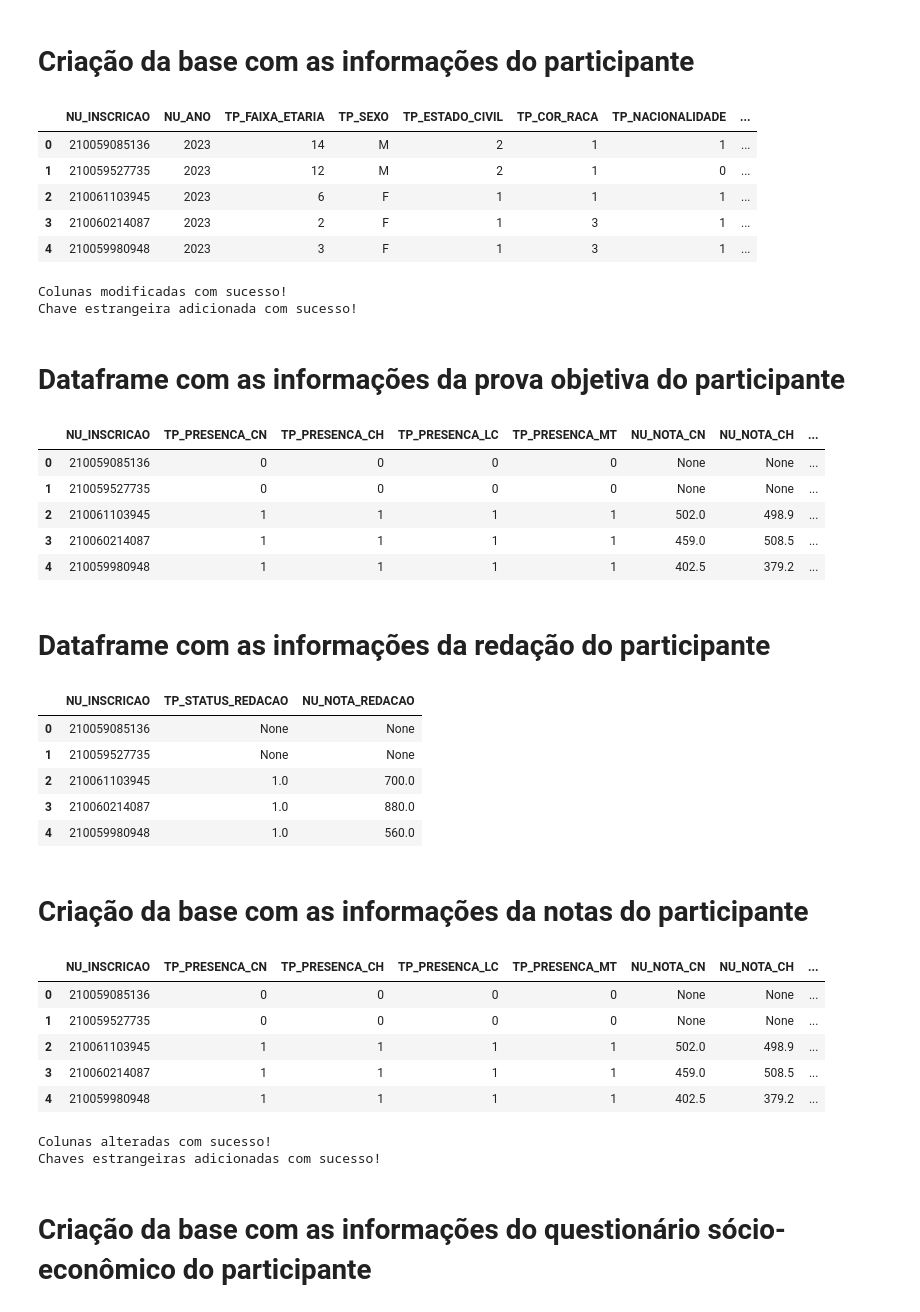
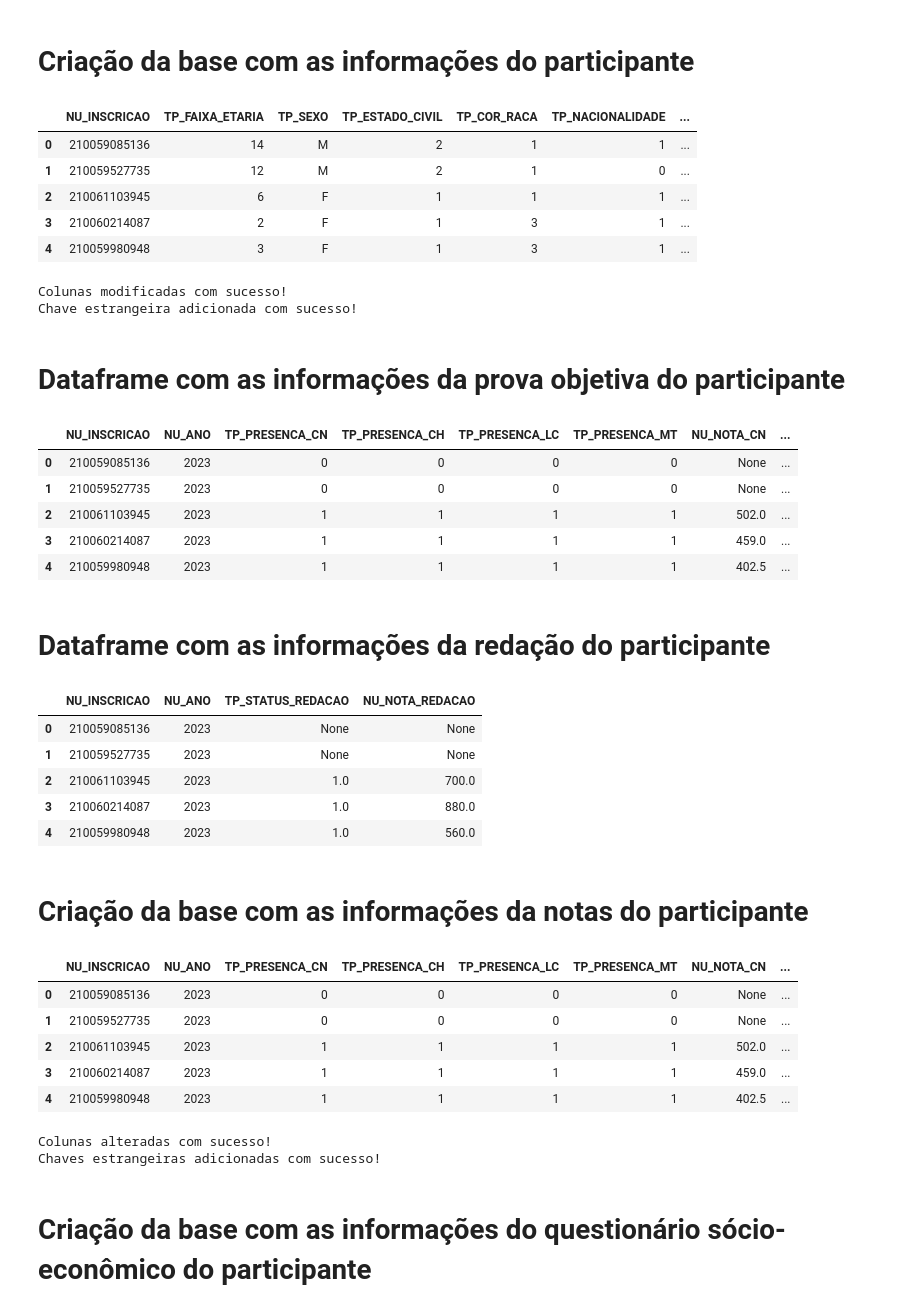
Before and after one commit to enzosakamoto/ecm401-business-intelligence, a Jupyter notebook: src/2 - Importar microdados.ipynb, the cells around one changed output. Cells and saved outputs as stored; diff of their text form; code cells hidden in the pictures.

Commit message:
feat: adiciona tempo em notas e questionário

```diff
--- a/src/2 - Importar microdados.ipynb
+++ b/src/2 - Importar microdados.ipynb
@@ -91,7 +91,6 @@ display(df.head())
 df_dados_participante = df[
     [
         "NU_INSCRICAO",
-        "NU_ANO",
         "TP_FAIXA_ETARIA",
         "TP_SEXO",
         "TP_ESTADO_CIVIL",
@@ -133,40 +132,40 @@ with engine.connect() as connection:
         text(
             """
             ALTER TABLE PARTICIPANTES
             MODIFY COLUMN TP_ENSINO BIGINT
             """
         )
     )
 
     connection.execute(
         text(
             """
             ALTER TABLE PARTICIPANTES
             ENGINE = InnoDB
             """
         )
     )
 
     print("Colunas modificadas com sucesso!")
 
-    for coluna in df_dados_participante.columns[2:]:
+    for coluna in df_dados_participante.columns[1:]:
         connection.execute(
             text(
                 f"""
                 ALTER TABLE PARTICIPANTES
                 ADD CONSTRAINT FK_PARTICIPANTES_{coluna}
                 FOREIGN KEY ({coluna}) REFERENCES {coluna[3:]}({coluna}) ON DELETE CASCADE
                 """
             )
         )
     print("Chave estrangeira adicionada com sucesso!")
 # %% [output]
-|  | NU_INSCRICAO | NU_ANO | TP_FAIXA_ETARIA | TP_SEXO | TP_ESTADO_CIVIL | TP_COR_RACA | TP_NACIONALIDADE | ... |
-| 0 | 210059085136 | 2023 | 14 | M | 2 | 1 | 1 | ... |
-| 1 | 210059527735 | 2023 | 12 | M | 2 | 1 | 0 | ... |
-| 2 | 210061103945 | 2023 | 6 | F | 1 | 1 | 1 | ... |
-| 3 | 210060214087 | 2023 | 2 | F | 1 | 3 | 1 | ... |
-| 4 | 210059980948 | 2023 | 3 | F | 1 | 3 | 1 | ... |
+|  | NU_INSCRICAO | TP_FAIXA_ETARIA | TP_SEXO | TP_ESTADO_CIVIL | TP_COR_RACA | TP_NACIONALIDADE | ... |
+| 0 | 210059085136 | 14 | M | 2 | 1 | 1 | ... |
+| 1 | 210059527735 | 12 | M | 2 | 1 | 0 | ... |
+| 2 | 210061103945 | 6 | F | 1 | 1 | 1 | ... |
+| 3 | 210060214087 | 2 | F | 1 | 3 | 1 | ... |
+| 4 | 210059980948 | 3 | F | 1 | 3 | 1 | ... |
 Colunas modificadas com sucesso!
 Chave estrangeira adicionada com sucesso!
 # %% [markdown]
@@ -175,6 +174,7 @@ Chave estrangeira adicionada com sucesso!
 df_dados_prova_objetiva = df[
     [
         "NU_INSCRICAO",
+        "NU_ANO",
         "TP_PRESENCA_CN",
         "TP_PRESENCA_CH",
         "TP_PRESENCA_LC",
@@ -189,18 +189,19 @@ df_dados_prova_objetiva = df[
 
 display(df_dados_prova_objetiva.head())
 # %% [output]
-|  | NU_INSCRICAO | TP_PRESENCA_CN | TP_PRESENCA_CH | TP_PRESENCA_LC | TP_PRESENCA_MT | NU_NOTA_CN | NU_NOTA_CH | ... |
-| 0 | 210059085136 | 0 | 0 | 0 | 0 | None | None | ... |
-| 1 | 210059527735 | 0 | 0 | 0 | 0 | None | None | ... |
-| 2 | 210061103945 | 1 | 1 | 1 | 1 | 502.0 | 498.9 | ... |
-| 3 | 210060214087 | 1 | 1 | 1 | 1 | 459.0 | 508.5 | ... |
-| 4 | 210059980948 | 1 | 1 | 1 | 1 | 402.5 | 379.2 | ... |
+|  | NU_INSCRICAO | NU_ANO | TP_PRESENCA_CN | TP_PRESENCA_CH | TP_PRESENCA_LC | TP_PRESENCA_MT | NU_NOTA_CN | ... |
+| 0 | 210059085136 | 2023 | 0 | 0 | 0 | 0 | None | ... |
+| 1 | 210059527735 | 2023 | 0 | 0 | 0 | 0 | None | ... |
+| 2 | 210061103945 | 2023 | 1 | 1 | 1 | 1 | 502.0 | ... |
+| 3 | 210060214087 | 2023 | 1 | 1 | 1 | 1 | 459.0 | ... |
+| 4 | 210059980948 | 2023 | 1 | 1 | 1 | 1 | 402.5 | ... |
 # %% [markdown]
 # Dataframe com as informações da redação do participante
 # %%
 df_dados_redacao = df[
     [
         "NU_INSCRICAO",
+        "NU_ANO",
         "TP_STATUS_REDACAO",
         "NU_NOTA_REDACAO",
     ]
@@ -208,19 +209,19 @@ df_dados_redacao = df[
 
 display(df_dados_redacao.head())
 # %% [output]
-|  | NU_INSCRICAO | TP_STATUS_REDACAO | NU_NOTA_REDACAO |
-| 0 | 210059085136 | None | None |
-| 1 | 210059527735 | None | None |
-| 2 | 210061103945 | 1.0 | 700.0 |
-| 3 | 210060214087 | 1.0 | 880.0 |
-| 4 | 210059980948 | 1.0 | 560.0 |
+|  | NU_INSCRICAO | NU_ANO | TP_STATUS_REDACAO | NU_NOTA_REDACAO |
+| 0 | 210059085136 | 2023 | None | None |
+| 1 | 210059527735 | 2023 | None | None |
+| 2 | 210061103945 | 2023 | 1.0 | 700.0 |
+| 3 | 210060214087 | 2023 | 1.0 | 880.0 |
+| 4 | 210059980948 | 2023 | 1.0 | 560.0 |
 # %% [markdown]
 # Criação da base com as informações da notas do participante
 # %%
 df_dados_notas = pd.merge(
     df_dados_prova_objetiva,
     df_dados_redacao,
-    on="NU_INSCRICAO",
+    on=["NU_INSCRICAO", "NU_ANO"],
 )
 
 display(df_dados_notas.head())
@@ -229,7 +230,9 @@ display(df_dados_notas.head())
 colunas_notas = [
     coluna
     for coluna in df_dados_notas.columns
-    if coluna.startswith("NU_") and not coluna.startswith("NU_INSCRICAO")
+    if coluna.startswith("NU_")
+    and not coluna.startswith("NU_INSCRICAO")
+    and not coluna.startswith("NU_ANO")
 ]
 
 with engine.connect() as connection:
@@ -261,7 +264,7 @@ with engine.connect() as connection:
         )
     )
     for coluna in list(
-        set(df_dados_notas.columns) - set(colunas_notas + ["NU_INSCRICAO"])
+        set(df_dados_notas.columns) - set(colunas_notas + ["NU_INSCRICAO", "NU_ANO"])
     ):
         connection.execute(
             text(
@@ -274,12 +277,12 @@ with engine.connect() as connection:
         )
     print("Chaves estrangeiras adicionadas com sucesso!")
 # %% [output]
-|  | NU_INSCRICAO | TP_PRESENCA_CN | TP_PRESENCA_CH | TP_PRESENCA_LC | TP_PRESENCA_MT | NU_NOTA_CN | NU_NOTA_CH | ... |
-| 0 | 210059085136 | 0 | 0 | 0 | 0 | None | None | ... |
-| 1 | 210059527735 | 0 | 0 | 0 | 0 | None | None | ... |
-| 2 | 210061103945 | 1 | 1 | 1 | 1 | 502.0 | 498.9 | ... |
-| 3 | 210060214087 | 1 | 1 | 1 | 1 | 459.0 | 508.5 | ... |
-| 4 | 210059980948 | 1 | 1 | 1 | 1 | 402.5 | 379.2 | ... |
+|  | NU_INSCRICAO | NU_ANO | TP_PRESENCA_CN | TP_PRESENCA_CH | TP_PRESENCA_LC | TP_PRESENCA_MT | NU_NOTA_CN | ... |
+| 0 | 210059085136 | 2023 | 0 | 0 | 0 | 0 | None | ... |
+| 1 | 210059527735 | 2023 | 0 | 0 | 0 | 0 | None | ... |
+| 2 | 210061103945 | 2023 | 1 | 1 | 1 | 1 | 502.0 | ... |
+| 3 | 210060214087 | 2023 | 1 | 1 | 1 | 1 | 459.0 | ... |
+| 4 | 210059980948 | 2023 | 1 | 1 | 1 | 1 | 402.5 | ... |
 Colunas alteradas com sucesso!
 Chaves estrangeiras adicionadas com sucesso!
 # %% [markdown]
```
Also changed, not shown: parts of 1 cell of this notebook.
